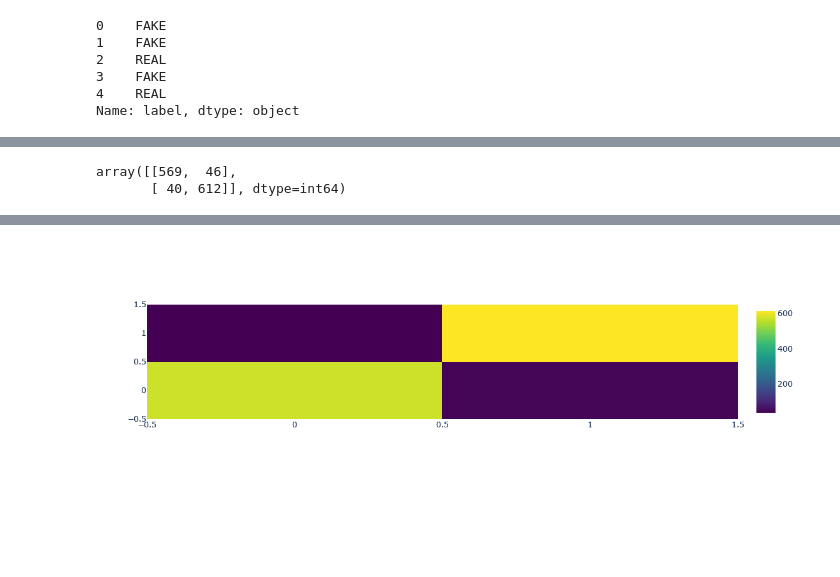
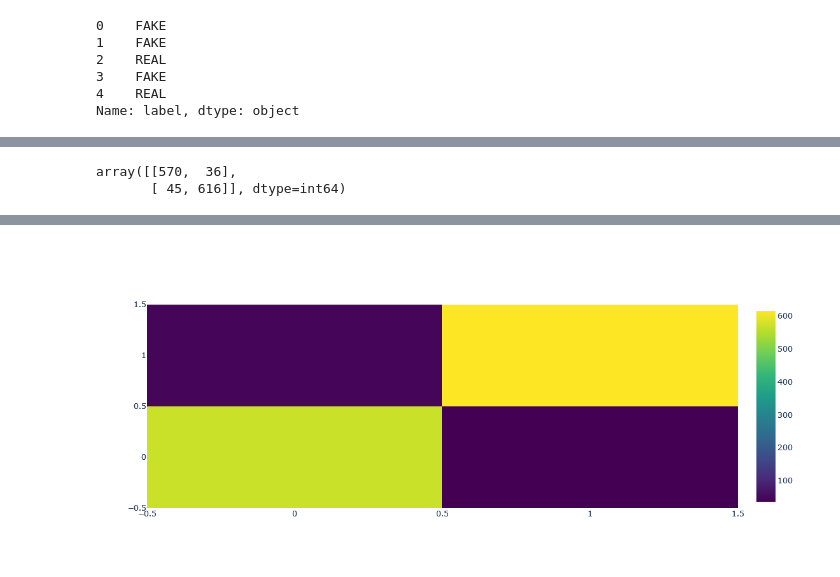
Before and after one commit to arfan64shah/Fake_News_Detection, a Jupyter notebook: Fake_News_Detection.ipynb, the cells around one changed output, grey strips where cells are left out. Cells and saved outputs as stored; diff of their text form; code cells hidden in the pictures; blank space fills up the shorter version.

```diff
--- a/Fake_News_Detection.ipynb
+++ b/Fake_News_Detection.ipynb
@@ -58,15 +58,15 @@ score
 # %%
 # confusion matrix
 from sklearn.metrics import confusion_matrix
-cm = confusion_matrix(y_test,y_pred, labels=['FAKE','REAL'])
+cm = confusion_matrix(y_pred, y_test, labels=['FAKE','REAL'])
 cm
 # %% [output]
-array([[569,  46],
-       [ 40, 612]], dtype=int64)
+array([[570,  36],
+       [ 45, 616]], dtype=int64)
 # %%
 # confusion matrix in plotly
 from plotly import graph_objects as go
 fig = go.Figure(data = go.Heatmap(z = cm, colorscale = 'Viridis'))
-fig.update_layout(xaxis = dict(title = ''), yaxis = dict(title = ''))
+fig.update_layout(xaxis = dict(title = ''), yaxis = dict(title = ''), width = 500, height = 500)
 fig.show()
 # %% [output]
@@ -74 +73 @@ fig.show()
-[figure, old version]
+[figure, new version]
```
Also changed, not shown: parts of 2 cells of this notebook, 1 other file.
